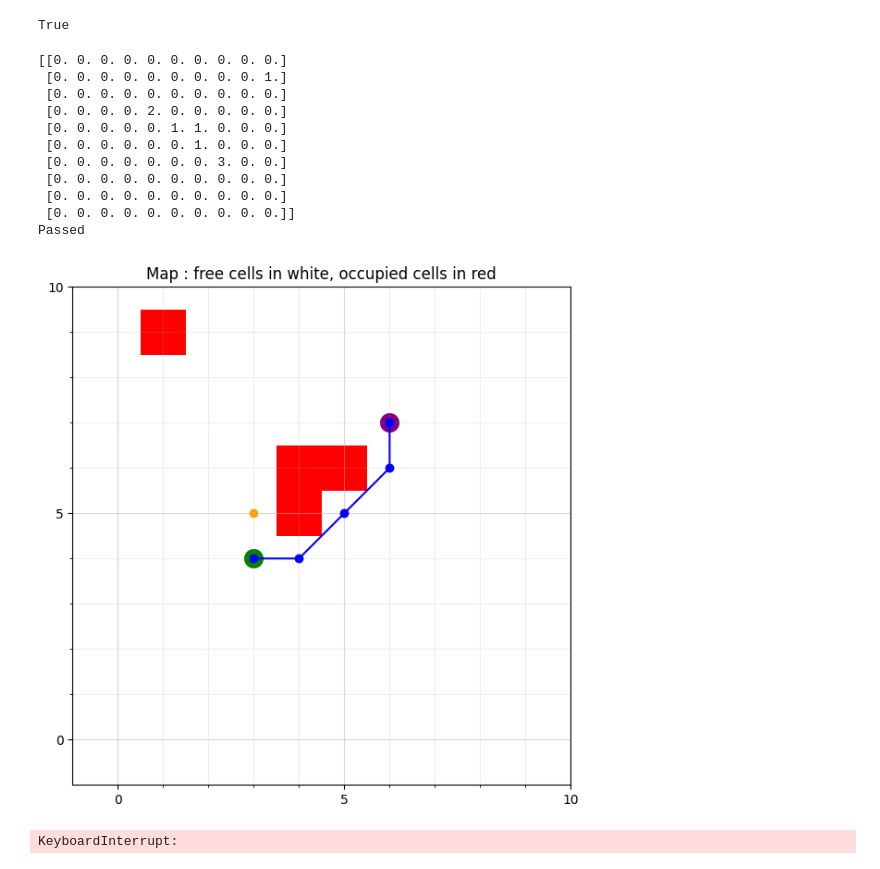
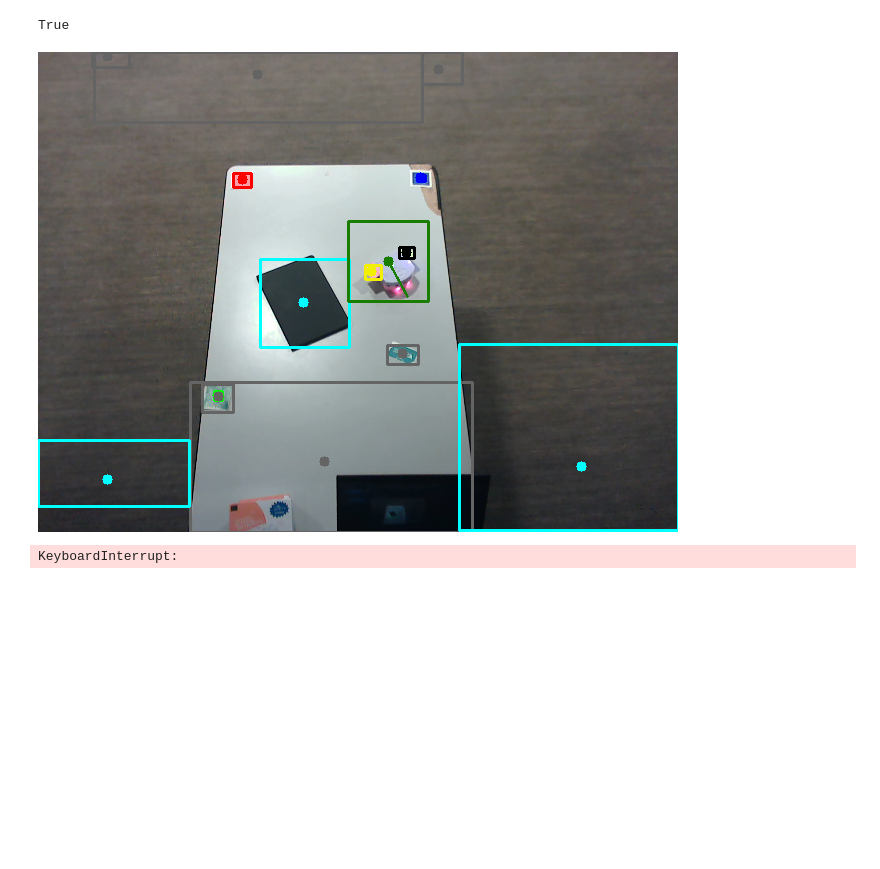
Before and after one commit to cafourni/Mobile-Robotics-Project, a Jupyter notebook: cv_v6.ipynb, the cells around one changed output. Saved outputs shown, nothing was run; the diff lists cells and outputs as text; code cells hidden in the pictures; blank space fills up the shorter version.

```diff
--- a/cv_v6.ipynb
+++ b/cv_v6.ipynb
@@ -74,22 +74,22 @@ for f in range(len(video_imgs)):
 
 # Definition of the references used to map the space
 color_ref1 = cv2.imread('ref1.jpg')
-ref1 = Obj(color_ref1, 50, 2, np.array([[0,0]]))
+ref1 = Obj(color_ref1, 25, 2, np.array([[0,0]]))
 
 color_ref2 = cv2.imread('ref2.jpg')
 ref2 = Obj(color_ref2, 100, 2, np.array([[0,0]]))
 
 color_ref3 = cv2.imread('ref3.jpg')
-ref3 = Obj(color_ref3, 100, 2, np.array([[0,0]]))
+ref3 = Obj(color_ref3, 30, 2, np.array([[0,0]]))
 
 map = Map(ref1, ref2, ref3)
 
 # Definition of the objects to recognize in the space
 color_obstacle = cv2.imread('obstacle.jpg')
-obstacle = Obj(color_obstacle, 700, 4)
+obstacle = Obj(color_obstacle, 700, 2)
 
 color_goal = cv2.imread('goal.jpg')
-goal = Obj(color_goal, 100, 4)
+goal = Obj(color_goal, 100, 1)
 
 color_left_mark = cv2.imread('left_mark.jpg')
 left_mark = Obj(color_left_mark, 50, 2)
@@ -129,7 +129,7 @@ while(video.isOpened()):
 				print('Robot direction : ', vector_to_angle(thymio.localize(frame,map)[1]))
 				#time.sleep(0.4)
 
-				clear_output(wait=True)
+			clear_output(wait=True)
 
 
 	# Break the loop
@@ -164,13 +152,13 @@ True
 # Definition of the references used to map the space
 
 color_ref1 = cv2.imread('ref1.jpg')
-ref1 = Obj(color_ref1, 50, 2, np.array([[0,0]]))
+ref1 = Obj(color_ref1, 30, 2, np.array([[0,0]]))
 
 color_ref2 = cv2.imread('ref2.jpg')
-ref2 = Obj(color_ref2, 100, 2, np.array([[0,0]]))
+ref2 = Obj(color_ref2, 30, 2, np.array([[0,0]]))
 
 color_ref3 = cv2.imread('ref3.jpg')
-ref3 = Obj(color_ref3, 100, 2, np.array([[0,0]]))
+ref3 = Obj(color_ref3, 30, 2, np.array([[0,0]]))
 
 map = Map(ref1, ref2, ref3)
 
@@ -179,18 +167,18 @@ color_obstacle = cv2.imread('obstacle.jpg')
 obstacle = Obj(color_obstacle, 700, 4)
 
 color_goal = cv2.imread('goal.jpg')
-goal = Obj(color_goal, 100, 4)
+goal = Obj(color_goal, 100, 1.5)
 
 color_left_mark = cv2.imread('left_mark.jpg')
-left_mark = Obj(color_left_mark, 50, 2)
+left_mark = Obj(color_left_mark, 25, 2)
 
 color_right_mark = cv2.imread('right_mark.jpg')
-right_mark = Obj(color_right_mark, 50, 2)
+right_mark = Obj(color_right_mark, 25, 2)
 
 thymio = Robot(right_mark, left_mark)
 
 # Open the video
-video = cv2.VideoCapture('test3.avi')
+video = cv2.VideoCapture(0)
 if (video.isOpened()== False):
     print("Error opening video stream or file")
 
@@ -199,7 +187,7 @@ while(video.isOpened()):
     ret, frame = video.read()
     if ret == True:
         # Draw the objects on a copy of the frame
-        """ copy_f = frame.copy()
+        copy_f = frame.copy()
         ref1.draw(copy_f,(0, 255, 0))
         ref2.draw(copy_f,(0,0,255))
         ref3.draw(copy_f,(255, 0, 0))
@@ -207,9 +195,9 @@ while(video.isOpened()):
         left_mark.draw(copy_f,(0, 0, 0))
         right_mark.draw(copy_f,(0, 240, 240))
         obstacle.draw(copy_f, (255, 255, 0))
-        thymio.draw(copy_f, (0, 125, 25)) """
+        thymio.draw(copy_f, (0, 125, 25))
         #show_frame(frame)
-        #show_frame(copy_f)
+        show_frame(copy_f)
         map_mat = map.matrix(frame, [obstacle], thymio, goal)
         print(map_mat)
         if check_matrix(map_mat):
@@ -219,43 +207,32 @@ while(video.isOpened()):
             h, coords = heuristics(max_val_x, max_val_y, end)
             path, visitedNodes = A_Star(start, end, h, coords, arr)
             path = np.array(path).reshape(-1, 2).transpose()
             visitedNodes = np.array(visitedNodes).reshape(-1, 2).transpose()
             cmap = colors.ListedColormap(['white', 'red'])
             # Displaying the map
             fig_astar, ax_astar = create_empty_plot(max_val_x, max_val_y)
             ax_astar.imshow(arr.transpose(), cmap)
 
             # Plot the best path found and the list of visited nodes
             ax_astar.scatter(visitedNodes[0], visitedNodes[1], marker="o", color = 'orange')
             ax_astar.plot(path[0], path[1], marker="o", color = 'blue')
             ax_astar.scatter(start[0], start[1], marker="o", color = 'green', s=200)
             ax_astar.scatter(end[0], end[1], marker="o", color = 'purple', s=200)
             plt.title("best path in blue, visited nodes in orange")
             plt.title("Map : free cells in white, occupied cells in red")
             plt.show()
             time.sleep(1)
 
         clear_output(wait=True)
     # Break the loop
     else:
         break
 
 # When everything done, release the video capture object
 video.release()
 
 # Closes all the frames
 cv2.destroyAllWindows()
 # %% [output]
+[figure, new version]
-[[0. 0. 0. 0. 0. 0. 0. 0. 0. 0.]
- [0. 0. 0. 0. 0. 0. 0. 0. 0. 1.]
- [0. 0. 0. 0. 0. 0. 0. 0. 0. 0.]
- [0. 0. 0. 0. 2. 0. 0. 0. 0. 0.]
- [0. 0. 0. 0. 0. 1. 1. 0. 0. 0.]
- [0. 0. 0. 0. 0. 0. 1. 0. 0. 0.]
- [0. 0. 0. 0. 0. 0. 0. 3. 0. 0.]
- [0. 0. 0. 0. 0. 0. 0. 0. 0. 0.]
- [0. 0. 0. 0. 0. 0. 0. 0. 0. 0.]
- [0. 0. 0. 0. 0. 0. 0. 0. 0. 0.]]
-Passed
+KeyboardInterrupt:
-[figure, old version]
-KeyboardInterrupt:
```
Also changed, not shown: parts of 2 cells of this notebook, 10 other files.
